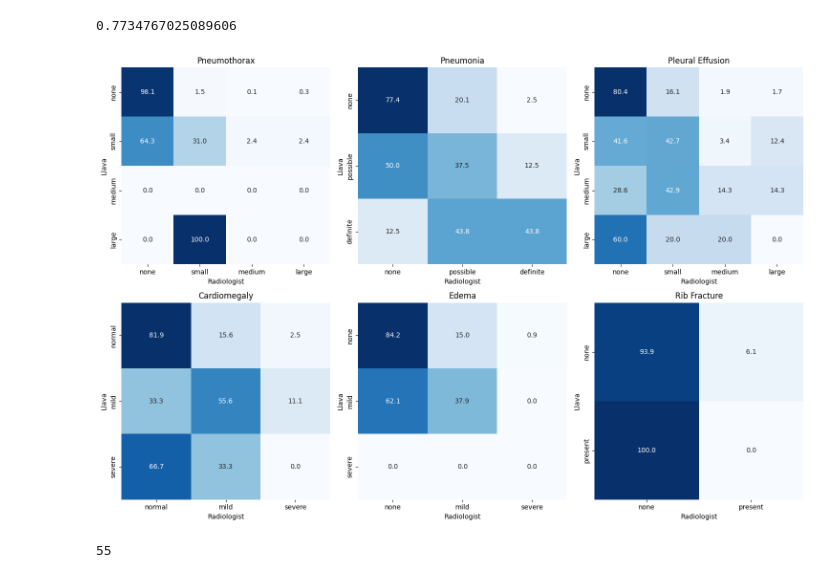
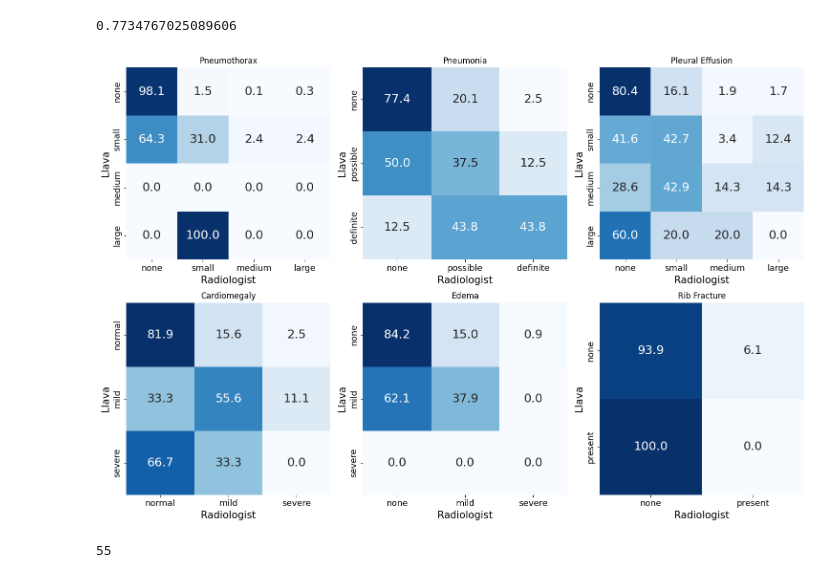
Before and after one commit to yushi20/Medical_LLM, a Jupyter notebook: Evaluation/final_model_eval.ipynb, the cells around one changed output. Saved outputs shown, nothing was run; the diff lists cells and outputs as text; code cells hidden in the pictures.

```diff
--- a/Evaluation/final_model_eval.ipynb
+++ b/Evaluation/final_model_eval.ipynb
@@ -188,15 +188,18 @@ def plot_with_f1(df, title, ax, f1):
         ordered_counts[col] = category_counts.loc[ordered_counts.index, col]
 
     ordered_counts.plot(kind='bar', ax=ax, color=['#2353a1', '#72c2e8'])    #295191
-    ax.set_title(f"{title} (F1 Score: {f1:.2f})")
-    ax.set_xlabel('Severity Class')
-    ax.set_ylabel('Percentage')
+    ax.set_title(f"{title}", fontsize=20)
+    # ax.set_title(f"{title} (F1 Score: {f1:.2f})", fontsize=20)
+    ax.set_xlabel('Severity Class', fontsize=18)
+    ax.set_ylabel('Percentage', fontsize=18)
     ax.set_xticklabels(ordered_counts.index, rotation=45)
+    ax.tick_params(axis='both', which='major', labelsize=14)
     plt.tight_layout()
 
 
 fig, axes = plt.subplots(nrows=2, ncols=3, figsize=(15, 10))
 axes = axes.flatten()
+fig.subplots_adjust(wspace=0.8, hspace=0.3)
 
 dfs = [('Pneumothorax', Pneumothorax), ('Pneumonia', Pneumonia),
         ('Pleural Effusion', Pleural_effusion), ('Cardiomegaly', Cardiomegaly),
@@ -208,7 +211,7 @@ for i, (df_name, df) in enumerate(dfs):
     f1 = f1_score(radiologist, llava, average='weighted', zero_division=1)
     plot_with_f1(df, df_name, axes[i], f1)
 
-plt.suptitle('LLaVA vs. Radiologist Reports by Severity Class')
+plt.suptitle('LLaVA vs. Radiologist Reports by Severity Class', fontsize=20)
 plt.tight_layout()
 plt.savefig('../Plots/final_model_bar_plot.png')
 plt.show()
@@ -222,37 +225,39 @@ plt.show()
 final_model = {}
 
 def plot_confusion_matrix_like(df, title, ax, categories):
     data = pd.crosstab(df.iloc[:, 0], df.iloc[:, 1], rownames=['Llava'], colnames=['Radiologist'], normalize='index')
     data = data.reindex(index=categories, columns=categories, fill_value=0) * 100
 
-    sns.heatmap(data, annot=True, fmt=".1f", ax=ax, cbar=False, cmap="Blues")
+    sns.heatmap(data, annot=True, fmt=".1f", ax=ax, cbar=False, cmap="Blues", annot_kws={'size': 18})
     ax.set_title(f"{title}")
-    ax.set_xlabel('Radiologist')
-    ax.set_ylabel('Llava')
+    ax.set_xlabel('Radiologist', fontsize=15)
+    ax.set_ylabel('Llava', fontsize=15)
+    ax.tick_params(axis='both', which='major', labelsize=13)
 
 fig, axes = plt.subplots(nrows=2, ncols=3, figsize=(15, 10))
 axes = axes.flatten()
+fig.subplots_adjust(wspace=0.8, hspace=0.3)
 
 dfs = [('Pneumothorax', Pneumothorax), ('Pneumonia', Pneumonia),
        ('Pleural Effusion', Pleural_effusion), ('Cardiomegaly', Cardiomegaly),
        ('Edema', Edema), ('Rib Fracture', Rib_fracture)]
 
 for i, (df_name, df) in enumerate(dfs):
     llava = df.iloc[:, 0]
     radiologist = df.iloc[:, 1]
     f1 = f1_score(radiologist, llava, labels=diseases[df_name], average='weighted', zero_division=1)
     final_model[df_name] = f1
     if df_name in diseases:
         plot_confusion_matrix_like(df, df_name, axes[i], diseases[df_name])
     else:
         plot_with_f1(df, df_name, axes[i], f1)
 
 # plt.suptitle('LLaVA vs. Radiologist Reports by Severity Class')
 plt.tight_layout()
 plt.savefig('../Plots/final_model_cf_matrix.png')
 plt.show()
 # %% [output]
-[figure, old version]
+[figure, new version]
 # %%
 df['radiologist_report'].str.lower().str.contains('rib fracture').sum()
 # %% [output]
```
Also changed, not shown: parts of 6 cells of this notebook, 2 other files.
